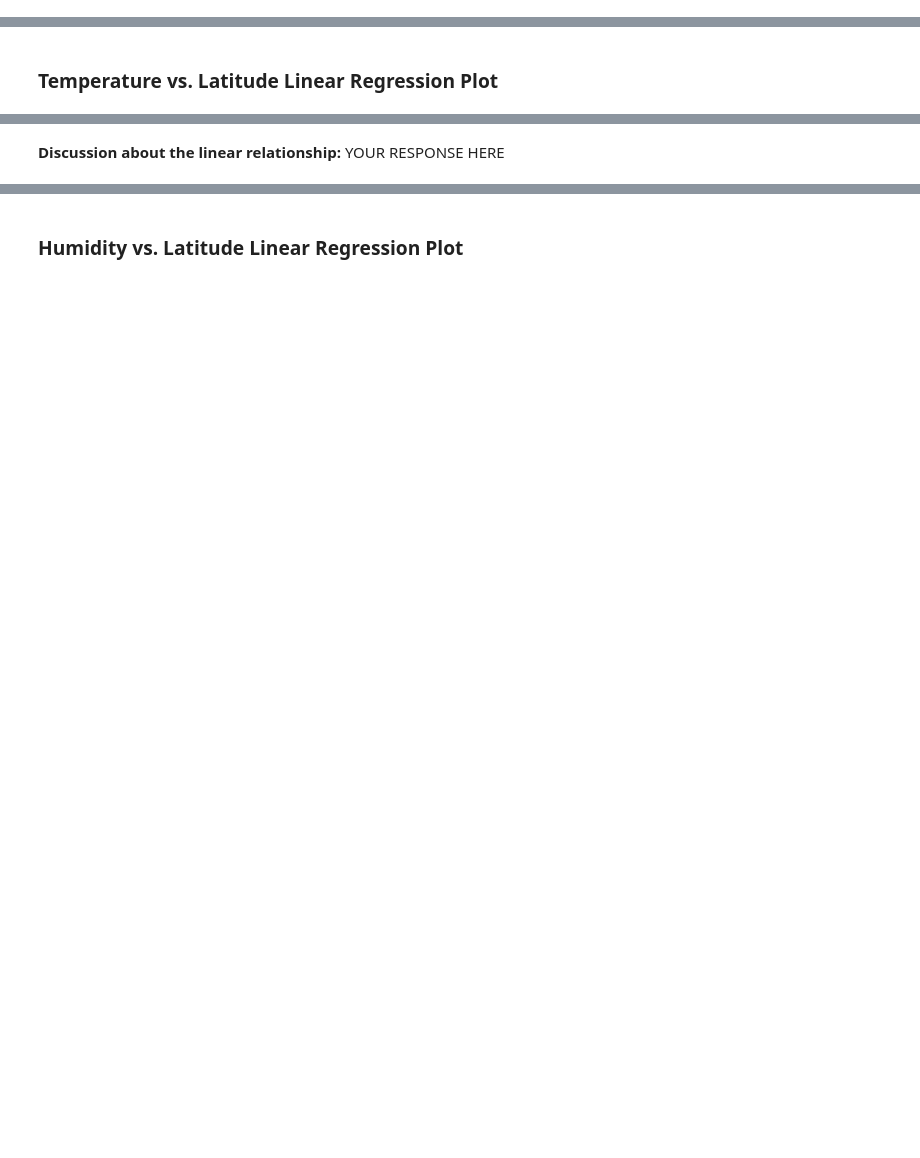
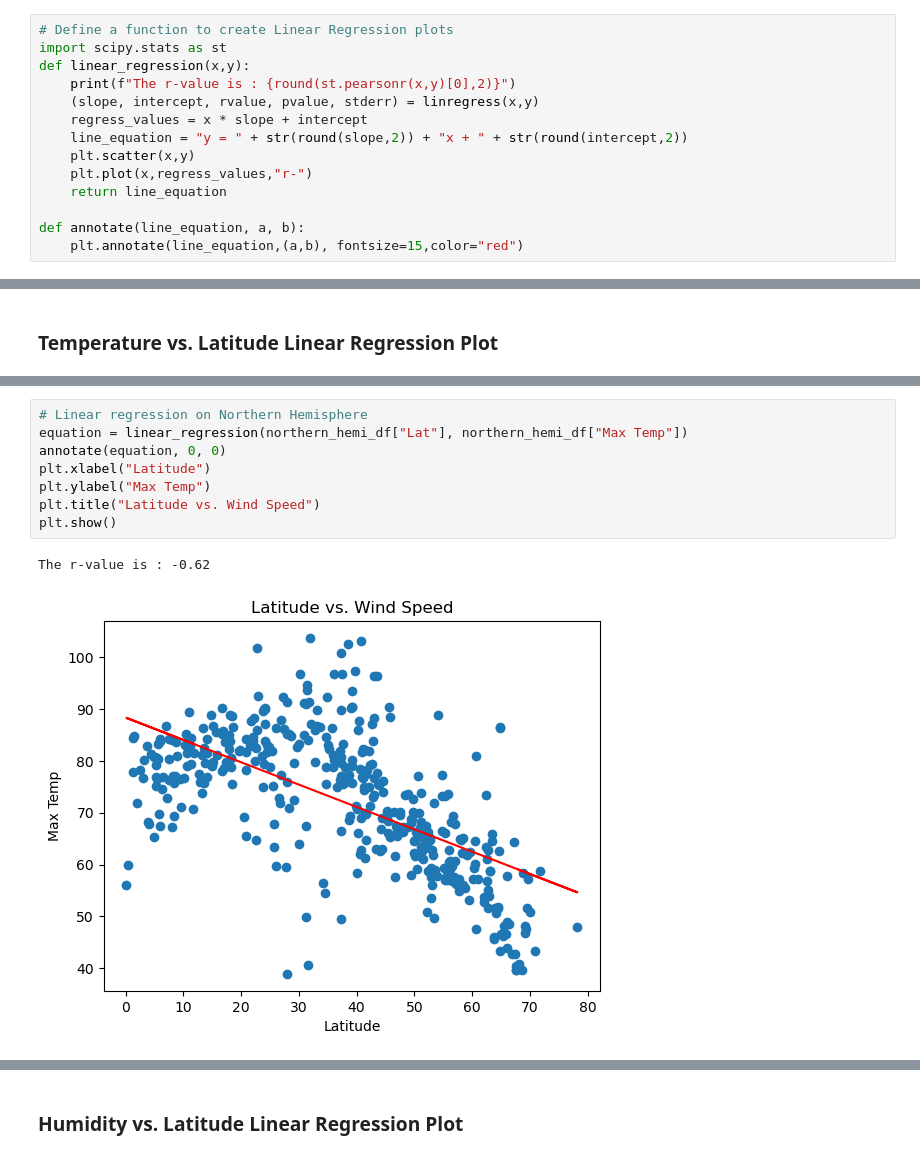
Before and after one commit to kimberlyher19/World_Weather_Analysis, a Jupyter notebook: WeatherPy/WeatherPy.ipynb, the cells around one changed output, grey strips where cells are left out. Saved outputs shown, nothing was run; the diff lists cells and outputs as text; blank space fills up the shorter version.

```diff
--- a/WeatherPy/WeatherPy.ipynb
+++ b/WeatherPy/WeatherPy.ipynb
@@ -273,2 +270,16 @@ plt.show()
+# %%
+# Define a function to create Linear Regression plots
+import scipy.stats as st
+def linear_regression(x,y):
+    print(f"The r-value is : {round(st.pearsonr(x,y)[0],2)}")
+    (slope, intercept, rvalue, pvalue, stderr) = linregress(x,y)
+    regress_values = x * slope + intercept
+    line_equation = "y = " + str(round(slope,2)) + "x + " + str(round(intercept,2))
+    plt.scatter(x,y)
+    plt.plot(x,regress_values,"r-")
+    return line_equation
+
+def annotate(line_equation, a, b):
+    plt.annotate(line_equation,(a,b), fontsize=15,color="red")
 # %%
 # Create a DataFrame with the Northern Hemisphere data (Latitude >= 0)
@@ -315,2 +314,11 @@ The r^2-value is: 0.6720220238897325
-# %% [markdown]
-**Discussion about the linear relationship:** YOUR RESPONSE HERE
+# %%
+# Linear regression on Northern Hemisphere
+equation = linear_regression(northern_hemi_df["Lat"], northern_hemi_df["Max Temp"])
+annotate(equation, 0, 0)
+plt.xlabel("Latitude")
+plt.ylabel("Max Temp")
+plt.title("Latitude vs. Wind Speed")
+plt.show()
+# %% [output]
+The r-value is : -0.62
+[figure, added]
```
Also changed, not shown: parts of 34 cells of this notebook, 5 other files.
